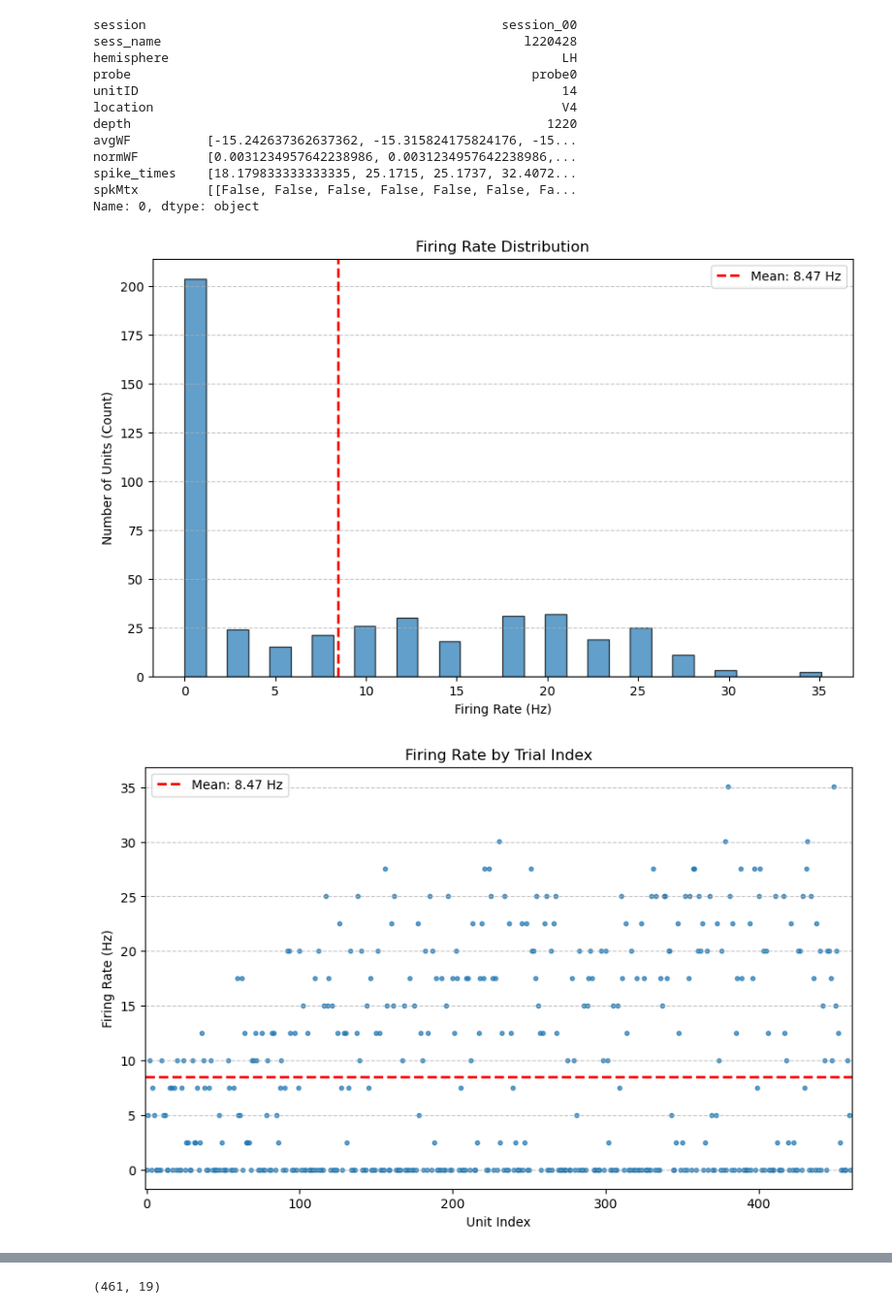
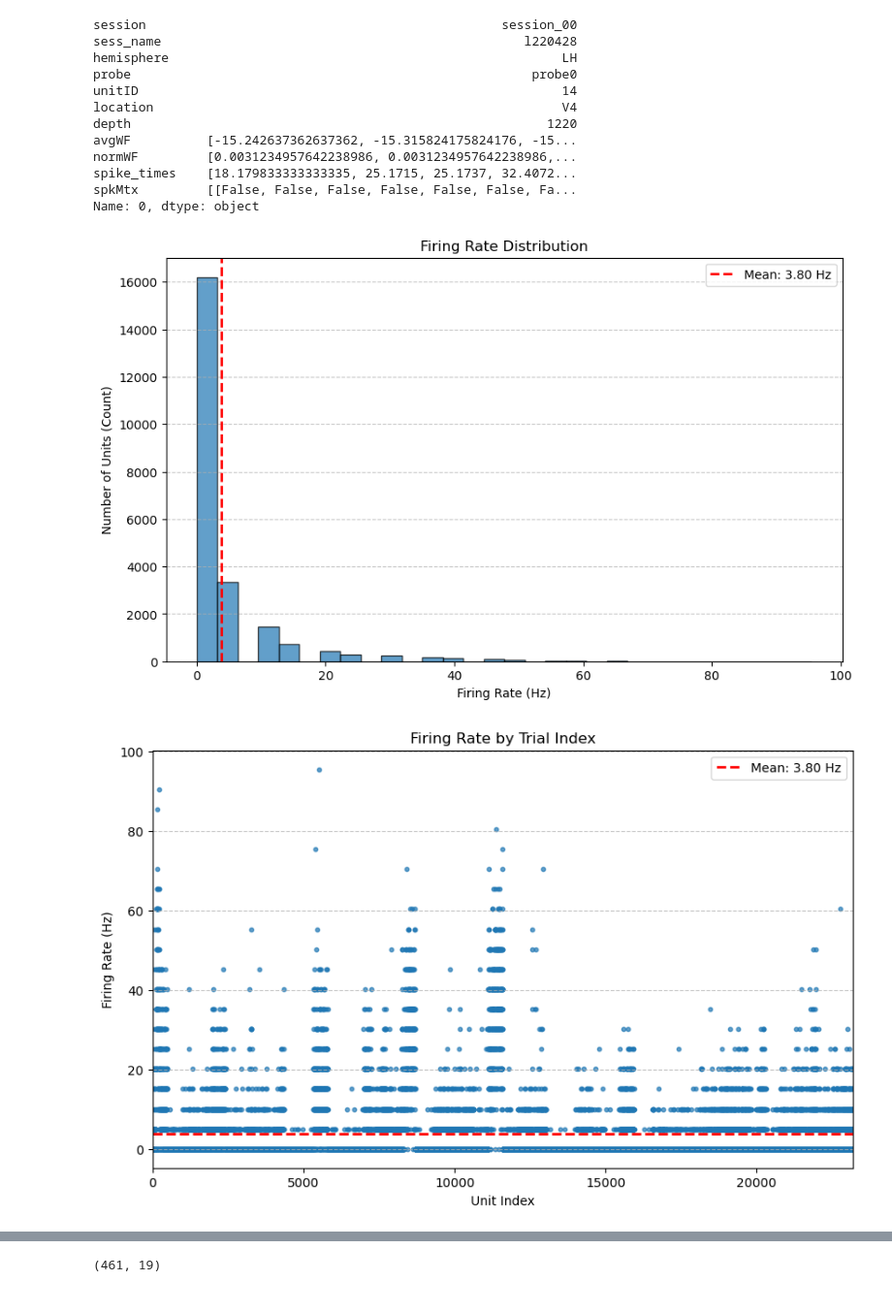
Before and after one commit to ks374/NWB-process, a Jupyter notebook: Simple_FR_Inspector.ipynb, the cells around one changed output, grey strips where cells are left out. Shown at 97% size. Drawn from its saved outputs; the diff is of its cells as text; code cells hidden in the pictures.

```diff
--- a/Simple_FR_Inspector.ipynb
+++ b/Simple_FR_Inspector.ipynb
@@ -31,23 +31,21 @@ spkMtx         [[False, False, False, False, False, False, Fa...
 Name: 0, dtype: object
 # %%
 #check session 00, region V4, time 0-400ms,
-units_target = units[units['session']=='session_00']
-units_target = units_target[units_target['location']=='V4']
+units_target = units[units['session']=='session_01']
+units_target = units_target[units_target['location']=='PFC']
 target_spkMtx = units_target['spkMtx'] #this is a (n,) array, n=unit number, usually 10 - 80.
-target_spkMtx = target_spkMtx[0]
 target_spkMtx_fr = []
-for each_row in target_spkMtx:
-    fr = cal_FR(data = each_row,
-                start_time = 999,
-                end_time = 1398,
-                )
-    target_spkMtx_fr.append(fr)
+for ind,unit in units_target.iterrows():
+    target_spkMtx = unit['spkMtx']
+    for each_row in target_spkMtx:
+        fr = cal_FR(each_row,(1399+40),(1598+40))
+        target_spkMtx_fr.append(fr)
 plot_firing_rate_distribution(target_spkMtx_fr)
 plot_firing_rate_by_index(target_spkMtx_fr)
 fr_all = target_spkMtx_fr
 # %% [output]
-[figure, old version]
+[figure, new version]
-[figure, old version]
+[figure, new version]
 # %%
 temp = trials.iloc[0]
 temp
```
Also changed, not shown: parts of 4 cells of this notebook, 3 other files.
